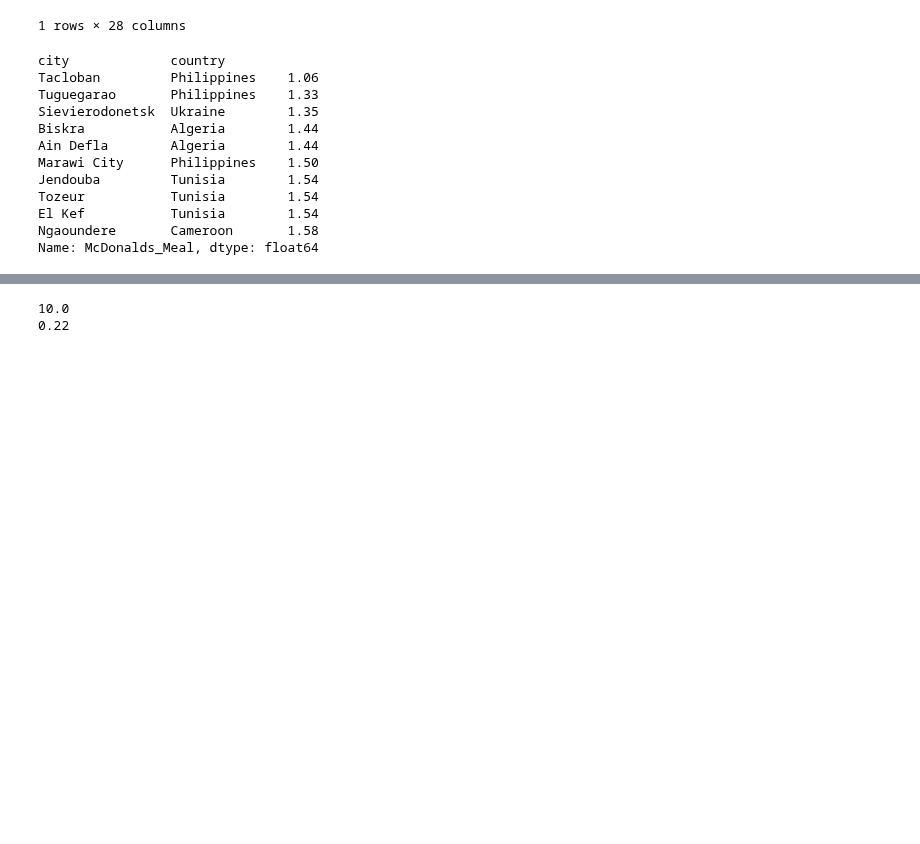
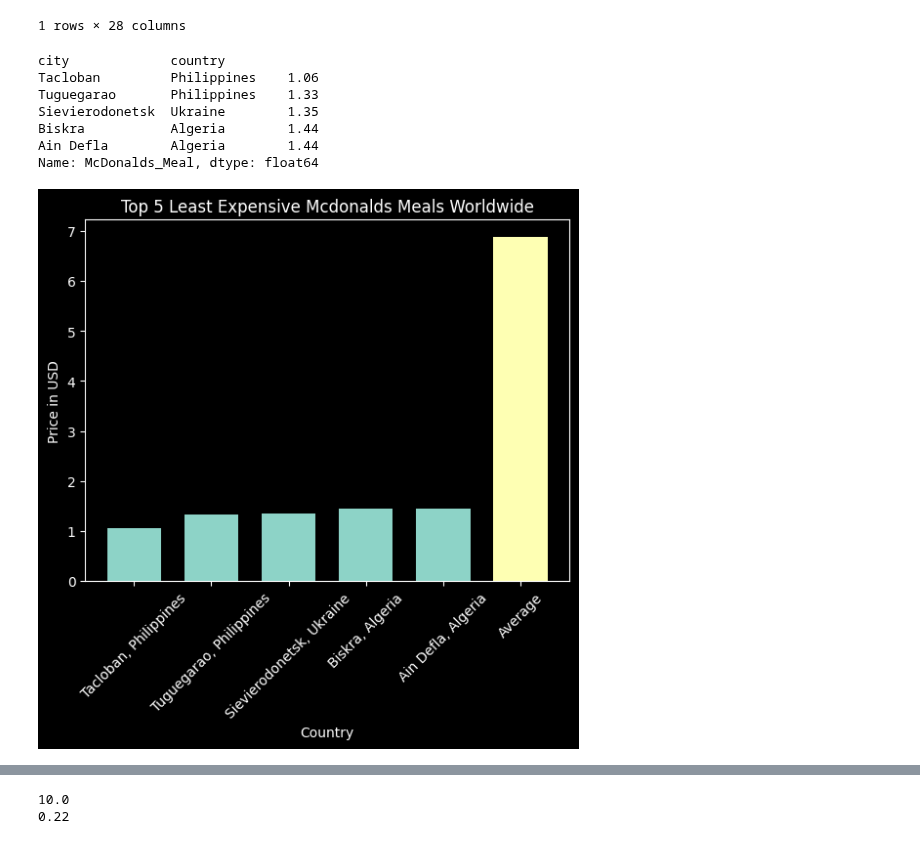
Before and after one commit to Reed-Carter/Global-Cost-of-Living, a Jupyter notebook: phil-project.ipynb, the cells around one changed output, grey strips where cells are left out. Saved outputs shown, nothing was run; the diff lists cells and outputs as text; code cells hidden in the pictures; blank space fills up the shorter version.

```diff
--- a/phil-project.ipynb
+++ b/phil-project.ipynb
@@ -271,3 +271,9 @@ Harrison    United States    150.00
 Or Yehuda   Israel           145.65
 Ashgabat    Turkmenistan     142.45
 Name: Meal_For_2, dtype: float64
+# %%
+# Find average of the McDonalds column
+mcdonalds_len = cost_of_living.McDonalds_Meal.count()
+mcdonalds_sum = cost_of_living.McDonalds_Meal.sum()
+mcdonalds_average = round(mcdonalds_sum/mcdonalds_len, 2)
+print(mcdonalds_average)
@@ -297,8 +305,8 @@ cost_of_living[cost_of_living.McDonalds_Meal == 1.06]
 | Tacloban | Philippines | 1435 | 0.97 | 25.9 | 1.06 | 0.62 | 2.39 | ... |
 1 rows × 28 columns
 # %%
-# Find the top 10 least expensive places for McDonalds Meal
-cost_of_living['McDonalds_Meal'].sort_values().head(10)
+# Find the top 5 least expensive places for McDonalds Meal
+cost_of_living['McDonalds_Meal'].sort_values().head(5)
 # %% [output]
 city             country
 Tacloban         Philippines    1.06
@@ -306,10 +314,27 @@ Tuguegarao       Philippines    1.33
 Sievierodonetsk  Ukraine        1.35
 Biskra           Algeria        1.44
 Ain Defla        Algeria        1.44
-Marawi City      Philippines    1.50
-Jendouba         Tunisia        1.54
-Tozeur           Tunisia        1.54
-El Kef           Tunisia        1.54
-Ngaoundere       Cameroon       1.58
 Name: McDonalds_Meal, dtype: float64
+# %%
+mcdonalds_least_values = [1.06, 1.33, 1.35, 1.44, 1.44]
+mcdonalds_least_locations = ['Tacloban, Philippines', 'Tuguegarao, Philippines', 'Sievierodonetsk, Ukraine', 'Biskra, Algeria', 'Ain Defla, Algeria']
+# %%
+# Create bar graph
+plt.style.use('dark_background')
+
+plt.title('Top 5 Least Expensive Mcdonalds Meals Worldwide')
+
+bar_width = 0.7
+
+plt.bar(mcdonalds_least_locations, mcdonalds_least_values, width=bar_width)
+plt.bar('Average', mcdonalds_average, width=bar_width)
+plt.xticks(rotation=45)
+
+
+plt.xlabel('Country')
+plt.ylabel('Price in USD')
+
+plt.show()
+# %% [output]
+[figure, added]
 # %%
```
Also changed, not shown: parts of 5 cells of this notebook.
